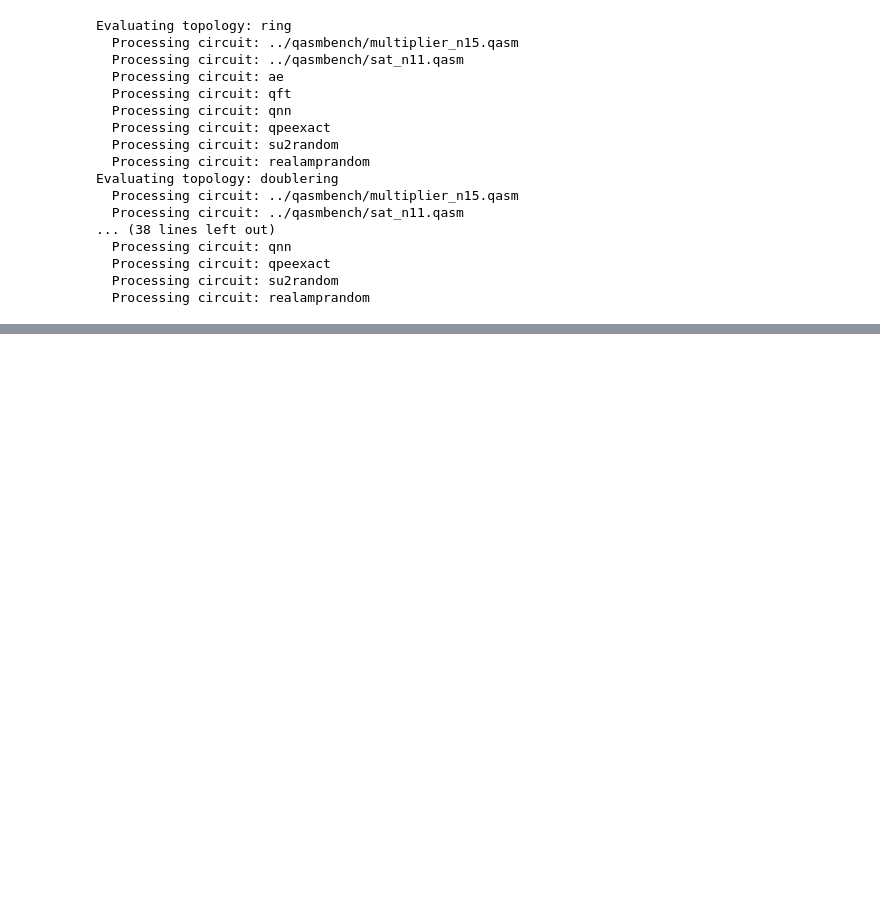
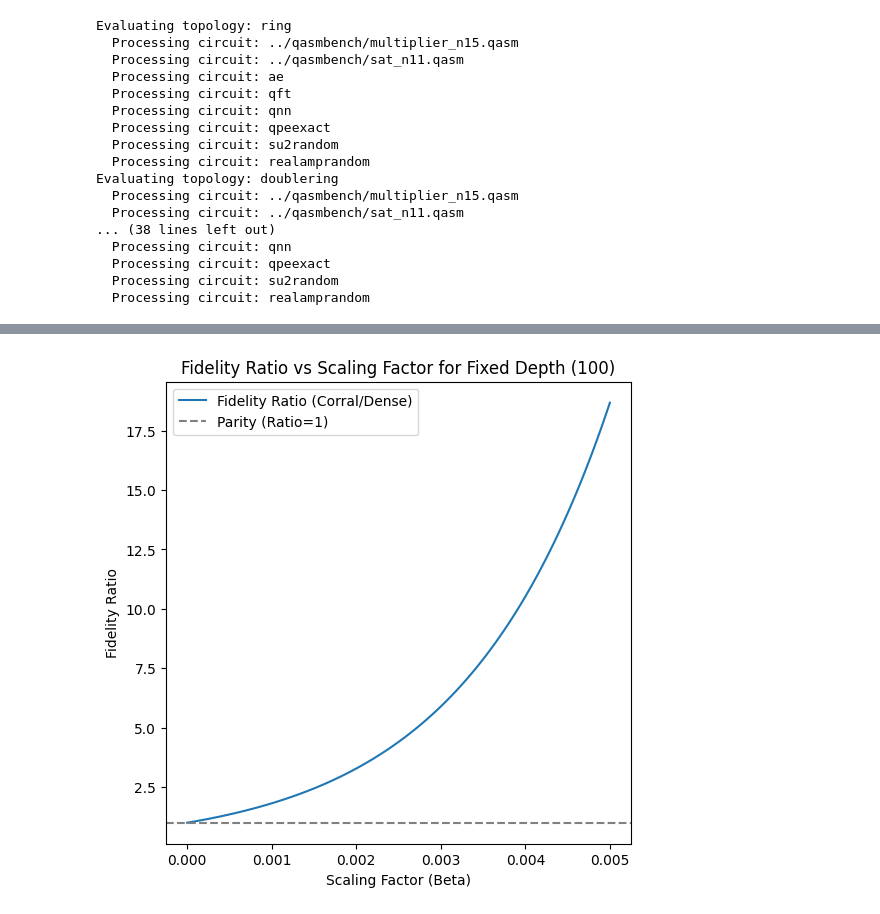
Before and after one commit to PITT-HATLAB/corral_crowding, a Jupyter notebook: src/notebooks/05_topologies.ipynb, the cells around one changed output, grey strips where cells are left out. Cells and saved outputs as stored; diff of their text form; code cells hidden in the pictures; blank space fills up the shorter version.

```diff
--- a/src/notebooks/05_topologies.ipynb
+++ b/src/notebooks/05_topologies.ipynb
@@ -503,0 +607,42 @@ create_full_grid_bar_chart_with_vertical_title(results, metrics_to_plot_all)
+# %%
+# Parameters
+base_fidelity = 0.995
+neighbors_corral = 2
+neighbors_dense = 8
+
+# Scaling factor range for reciprocal scaling
+beta_values = np.linspace(0.00, 0.005, 100)
+
+
+# Function for reciprocal scaling
+def scaling_function_reciprocal(n, beta):
+    return 1 / (1 + beta * n)
+
+
+# Fixed depth for both Corral and Dense
+fixed_depth = 100
+fidelity_ratios = []
+
+for beta in beta_values:
+    # Corral and Dense fidelities
+    scaling_corral = scaling_function_reciprocal(neighbors_corral, beta)
+    scaling_dense = scaling_function_reciprocal(neighbors_dense, beta)
+
+    corral_fidelity = (base_fidelity * scaling_corral) ** fixed_depth
+    dense_fidelity = (base_fidelity * scaling_dense) ** fixed_depth
+
+    # Ratio of fidelities
+    ratio = corral_fidelity / dense_fidelity if dense_fidelity > 0 else 0
+    fidelity_ratios.append(ratio)
+
+# Plotting
+plt.figure(figsize=(6, 6))
+plt.plot(beta_values, fidelity_ratios, label="Fidelity Ratio (Corral/Dense)")
+plt.xlabel("Scaling Factor (Beta)")
+plt.ylabel("Fidelity Ratio")
+plt.title("Fidelity Ratio vs Scaling Factor for Fixed Depth (100)")
+plt.axhline(1, color="gray", linestyle="--", label="Parity (Ratio=1)")
+plt.legend()
+plt.show()
+# %% [output]
+[figure, added]
```
Also changed, not shown: parts of 10 cells of this notebook, 8 other files.
